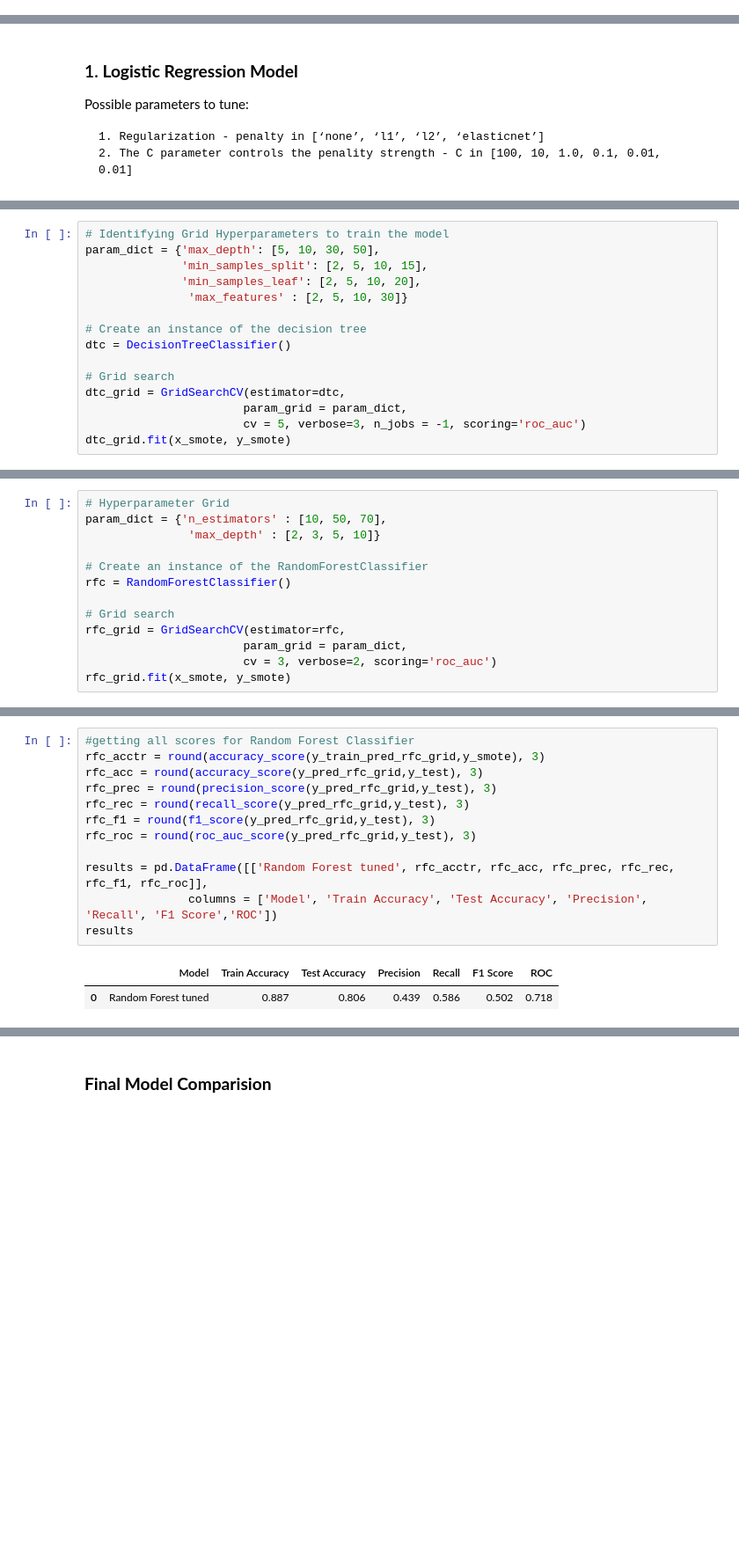
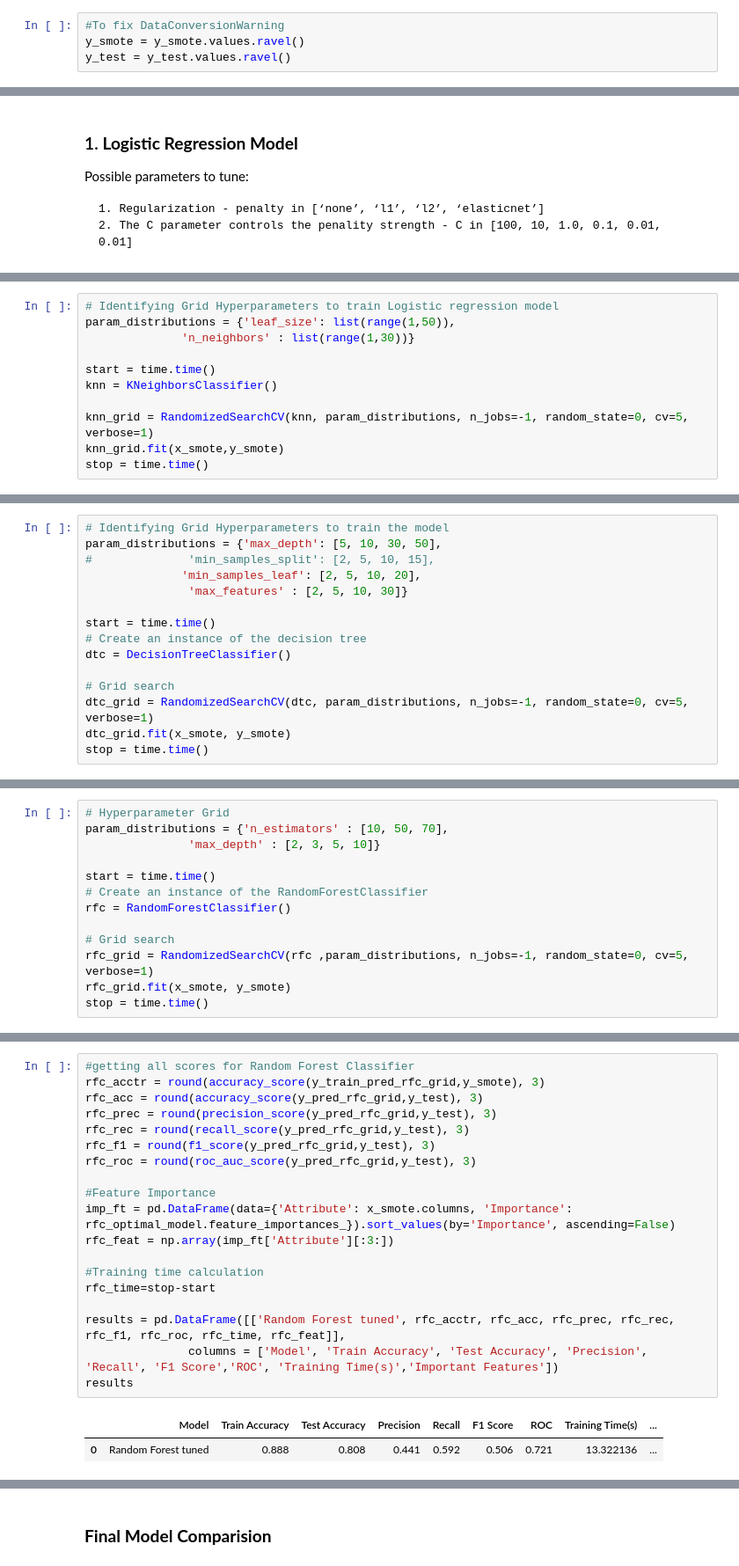
Before and after one commit to sebastianbirk/datascience-bootcamp, a Jupyter notebook: content/05_supervised_machine_learning/Classification_Part3_Hyperparameter tuning.ipynb, the cells around one changed output, grey strips where cells are left out. Shown at 88% size. Saved outputs shown, nothing was run; the diff lists cells and outputs as text; blank space fills up the shorter version.

```diff
--- a/content/05_supervised_machine_learning/Classification_Part3_Hyperparameter tuning.ipynb
+++ b/content/05_supervised_machine_learning/Classification_Part3_Hyperparameter tuning.ipynb
@@ -43,3 +71,7 @@ print(x_smote.shape,x_test.shape,y_smote.shape,y_test.shape)
+# %%
+#To fix DataConversionWarning
+y_smote = y_smote.values.ravel()
+y_test = y_test.values.ravel()
 # %% [markdown]
 ##### Cross-Validation:
 
@@ -107,0 +152,11 @@ results
+# %%
+# Identifying Grid Hyperparameters to train Logistic regression model
+param_distributions = {'leaf_size': list(range(1,50)),
+              'n_neighbors' : list(range(1,30))}
+
+start = time.time()
+knn = KNeighborsClassifier()
+
+knn_grid = RandomizedSearchCV(knn, param_distributions, n_jobs=-1, random_state=0, cv=5, verbose=1)
+knn_grid.fit(x_smote,y_smote)
+stop = time.time()
@@ -117,17 +208,17 @@ Possible parameters to tune:
     5. max_leaf_nodes
 # %%
 # Identifying Grid Hyperparameters to train the model
-param_dict = {'max_depth': [5, 10, 30, 50],
-              'min_samples_split': [2, 5, 10, 15],
+param_distributions = {'max_depth': [5, 10, 30, 50],
+#              'min_samples_split': [2, 5, 10, 15],
               'min_samples_leaf': [2, 5, 10, 20],
                'max_features' : [2, 5, 10, 30]}
 
+start = time.time()
 # Create an instance of the decision tree
 dtc = DecisionTreeClassifier()
 
 # Grid search
-dtc_grid = GridSearchCV(estimator=dtc,
-                       param_grid = param_dict,
-                       cv = 5, verbose=3, n_jobs = -1, scoring='roc_auc')
+dtc_grid = RandomizedSearchCV(dtc, param_distributions, n_jobs=-1, random_state=0, cv=5, verbose=1)
 dtc_grid.fit(x_smote, y_smote)
+stop = time.time()
 # %% [output]
@@ -179,15 +275,15 @@ Possible parameters to tune:
     5. max_depth
 # %%
 # Hyperparameter Grid
-param_dict = {'n_estimators' : [10, 50, 70],
+param_distributions = {'n_estimators' : [10, 50, 70],
                'max_depth' : [2, 3, 5, 10]}
 
+start = time.time()
 # Create an instance of the RandomForestClassifier
 rfc = RandomForestClassifier()
 
 # Grid search
-rfc_grid = GridSearchCV(estimator=rfc,
-                       param_grid = param_dict,
-                       cv = 3, verbose=2, scoring='roc_auc')
+rfc_grid = RandomizedSearchCV(rfc ,param_distributions, n_jobs=-1, random_state=0, cv=5, verbose=1)
 rfc_grid.fit(x_smote, y_smote)
+stop = time.time()
 # %% [output]
@@ -228,16 +304,23 @@ RandomForestClassifier(max_depth=10, n_estimators=70)
 # %%
 #getting all scores for Random Forest Classifier
 rfc_acctr = round(accuracy_score(y_train_pred_rfc_grid,y_smote), 3)
 rfc_acc = round(accuracy_score(y_pred_rfc_grid,y_test), 3)
 rfc_prec = round(precision_score(y_pred_rfc_grid,y_test), 3)
 rfc_rec = round(recall_score(y_pred_rfc_grid,y_test), 3)
 rfc_f1 = round(f1_score(y_pred_rfc_grid,y_test), 3)
 rfc_roc = round(roc_auc_score(y_pred_rfc_grid,y_test), 3)
 
-results = pd.DataFrame([['Random Forest tuned', rfc_acctr, rfc_acc, rfc_prec, rfc_rec, rfc_f1, rfc_roc]],
-               columns = ['Model', 'Train Accuracy', 'Test Accuracy', 'Precision', 'Recall', 'F1 Score','ROC'])
+#Feature Importance
+imp_ft = pd.DataFrame(data={'Attribute': x_smote.columns, 'Importance': rfc_optimal_model.feature_importances_}).sort_values(by='Importance', ascending=False)
+rfc_feat = np.array(imp_ft['Attribute'][:3:])
+
+#Training time calculation
+rfc_time=stop-start
+
+results = pd.DataFrame([['Random Forest tuned', rfc_acctr, rfc_acc, rfc_prec, rfc_rec, rfc_f1, rfc_roc, rfc_time, rfc_feat]],
+               columns = ['Model', 'Train Accuracy', 'Test Accuracy', 'Precision', 'Recall', 'F1 Score','ROC', 'Training Time(s)','Important Features'])
 results
 # %% [output]
-|  | Model | Train Accuracy | Test Accuracy | Precision | Recall | F1 Score | ROC |
-| 0 | Random Forest tuned | 0.887 | 0.806 | 0.439 | 0.586 | 0.502 | 0.718 |
+|  | Model | Train Accuracy | Test Accuracy | Precision | Recall | F1 Score | ROC | Training Time(s) | ... |
+| 0 | Random Forest tuned | 0.888 | 0.808 | 0.441 | 0.592 | 0.506 | 0.721 | 13.322136 | ... |
 # %% [markdown]
```
Also changed, not shown: parts of 38 cells of this notebook.
